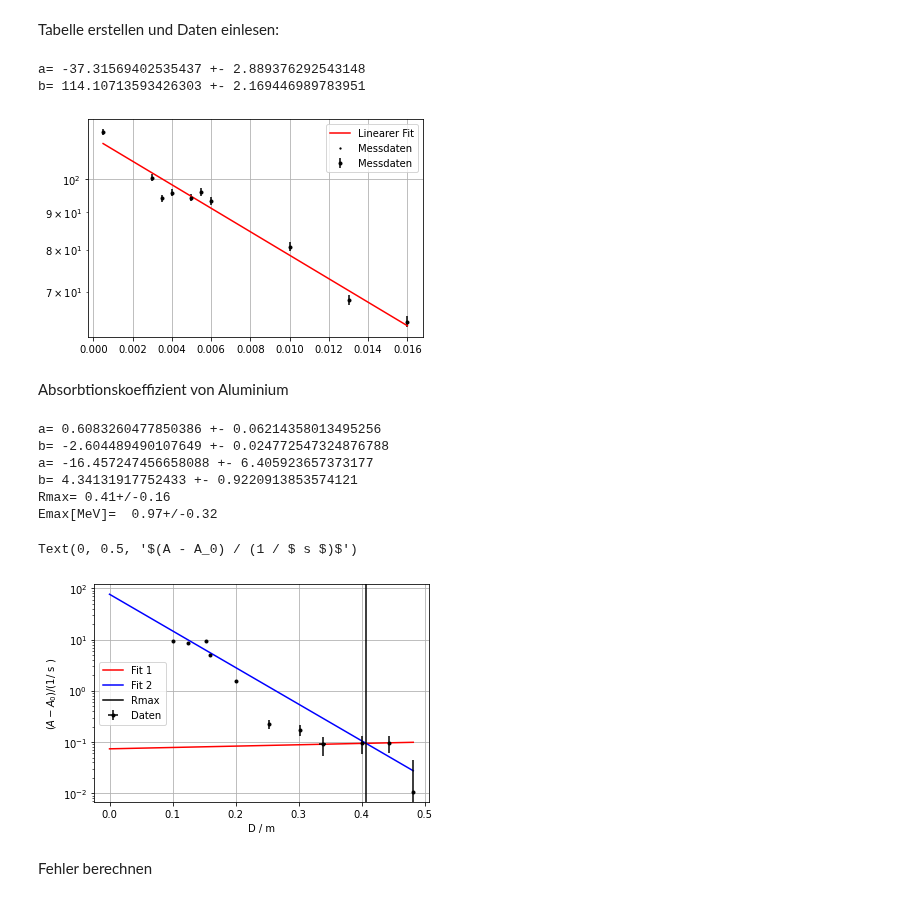
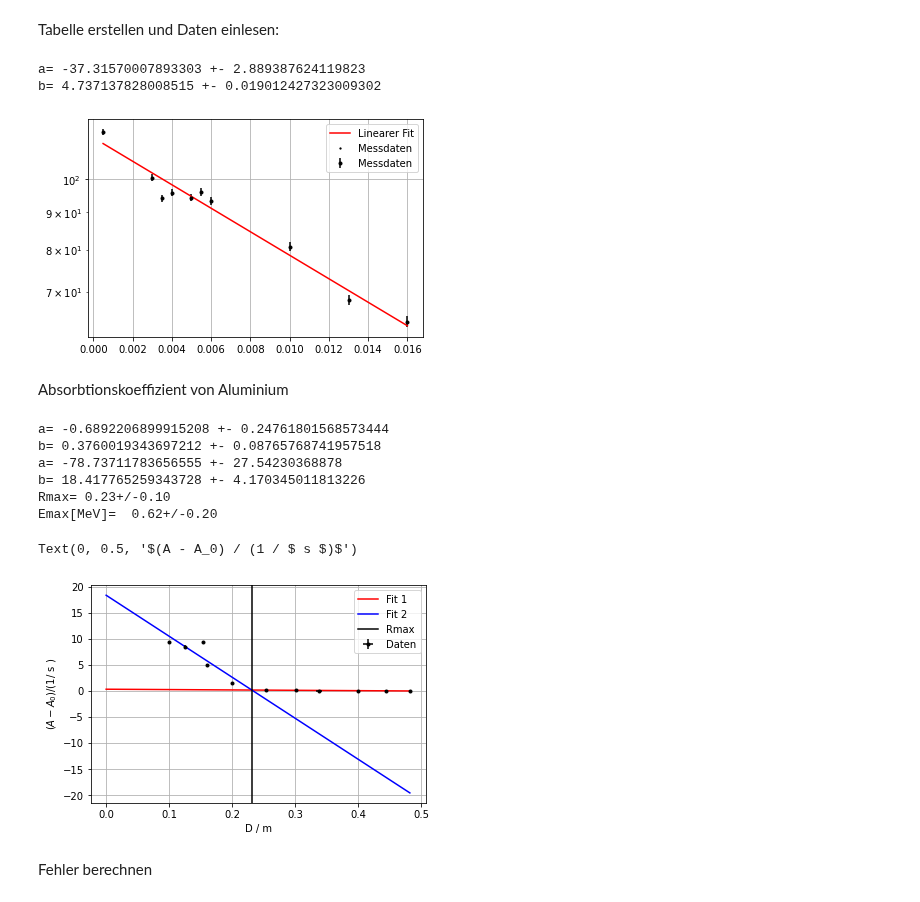
Before and after one commit to waerther/grundpraktikum2, a Jupyter notebook: v704/auswertung.ipynb, the cells around one changed output. Cells and saved outputs as stored; diff of their text form; code cells hidden in the pictures.

```diff
--- a/v704/auswertung.ipynb
+++ b/v704/auswertung.ipynb
@@ -55,7 +55,8 @@ cts = noms(A2[:,0])
 errY = stds(A2[0,:])
 
 def f(x, a, b):
-    return np.exp(a*x)*b
+    return np.exp(a*x+b)
+
 
 params, covariance_matrix = curve_fit(f,d,cts)
 errors = np.sqrt(np.diag(covariance_matrix))
@@ -72,8 +73,8 @@ plt.plot(d, cts, 'k.', label="Messdaten", ms=2.5)
 plt.legend(loc="best")
 plt.grid()
 # %% [output]
-a= -37.31569402535437 +- 2.889376292543148
-b= 114.10713593426303 +- 2.169446989783951
+a= -37.31570007893303 +- 2.889387624119823
+b= 4.737137828008515 +- 0.019012427323009302
 [figure]
 # %% [markdown]
 Absorbtionskoeffizient von Aluminium
@@ -85,13 +86,14 @@ d=d3*1e-3
 derr = np.array([0,0,0.5,1,1,1,1,5,1,2,1]) * 1e-3
 null=Nulleffekt2
 
-ctsfit2=cts[1:7]
-dfit2 = d[1:7]
-ctsfit1=cts[7:-1]
-dfit1 = d[7:-1]
+ctsfit2=cts[0:5]
+dfit2 = d[0:5]
+ctsfit1=cts[5:-1]
+dfit1 = d[5:-1]
 
 def f(x, a, b):
-    return np.exp(a*x+b)
+    return a*x + b
+    # return np.exp(a*x + b)
 
 
 params, covariance_matrix = curve_fit(f,dfit1, ctsfit1) #,p0=(-110,0)
@@ -99,41 +101,41 @@ errors = np.sqrt(np.diag(covariance_matrix))
 
 print('a=', params[0], '+-', errors[0])
 print('b=', params[1], '+-', errors[1])
 a1=ufloat(params[0],errors[0])
 b1=ufloat(params[1],errors[1])
 schnittfit1=np.linspace(0,d[10])
 plt.plot(schnittfit1, f(schnittfit1, *params), 'r-', label='Fit 1')
 
 params, covariance_matrix = curve_fit(f,dfit2,ctsfit2) # ,p0=(1.5,0)
 errors = np.sqrt(np.diag(covariance_matrix))
 
 print('a=', params[0], '+-', errors[0])
 print('b=', params[1], '+-', errors[1])
 a2=ufloat(params[0],errors[0])
 b2=ufloat(params[1],errors[1])
 schnittfit2=np.linspace(0,d[10])
 plt.plot(schnittfit2, f(schnittfit2, *params), 'b-', label='Fit 2')
 
 rmax=(b2-b1)/(a1-a2)
 print("Rmax=",rmax)
 emax=1.92*unp.sqrt(rmax**2 + 0.22 * rmax)
 print("Emax[MeV]= ",emax)
-plt.yscale("log")
+# plt.yscale("log")
 plt.errorbar(d, cts,yerr=ctserr, xerr=derr,fmt='.k', label="Daten")
 plt.axvline(noms(rmax),color="k",label="Rmax")
 plt.legend(loc="best")
 plt.grid()
 plt.xlabel(r"D / m")
 plt.ylabel(r'$(A - A_0) / (1 / $ s $)$')
 # %% [output]
-a= 0.6083260477850386 +- 0.06214358013495256
-b= -2.604489490107649 +- 0.024772547324876788
-a= -16.457247456658088 +- 6.405923657373177
-b= 4.34131917752433 +- 0.9220913853574121
-Rmax= 0.41+/-0.16
-Emax[MeV]=  0.97+/-0.32
+a= -0.6892206899915208 +- 0.24761801568573444
+b= 0.3760019343697212 +- 0.08765768741957518
+a= -78.73711783656555 +- 27.54230368878
+b= 18.417765259343728 +- 4.170345011813226
+Rmax= 0.23+/-0.10
+Emax[MeV]=  0.62+/-0.20
 Text(0, 0.5, '$(A - A_0) / (1 / $ s $)$')
-[figure, old version]
+[figure, new version]
 # %% [markdown]
 Fehler berechnen
 # %%
```
Also changed, not shown: 3 other files.
